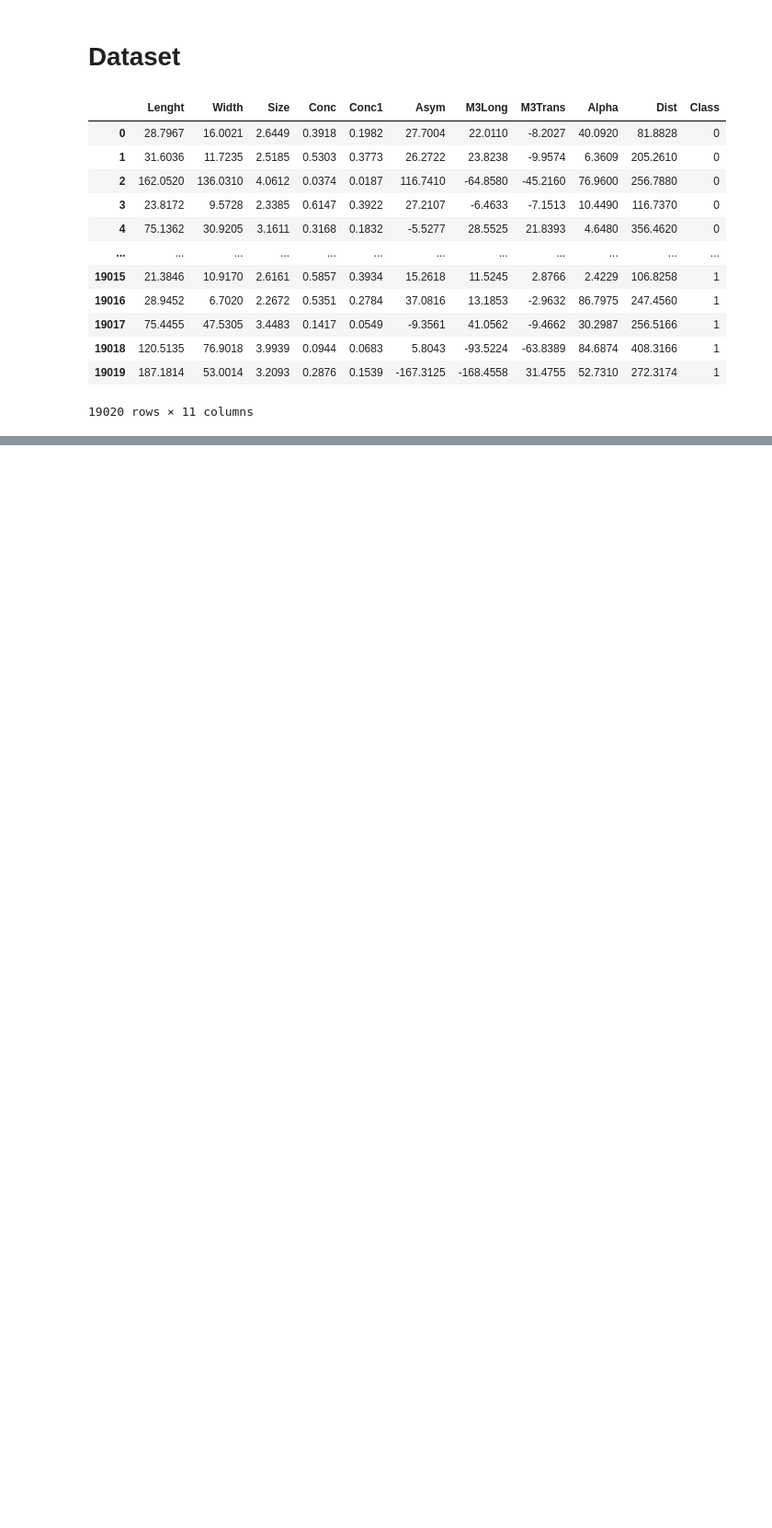
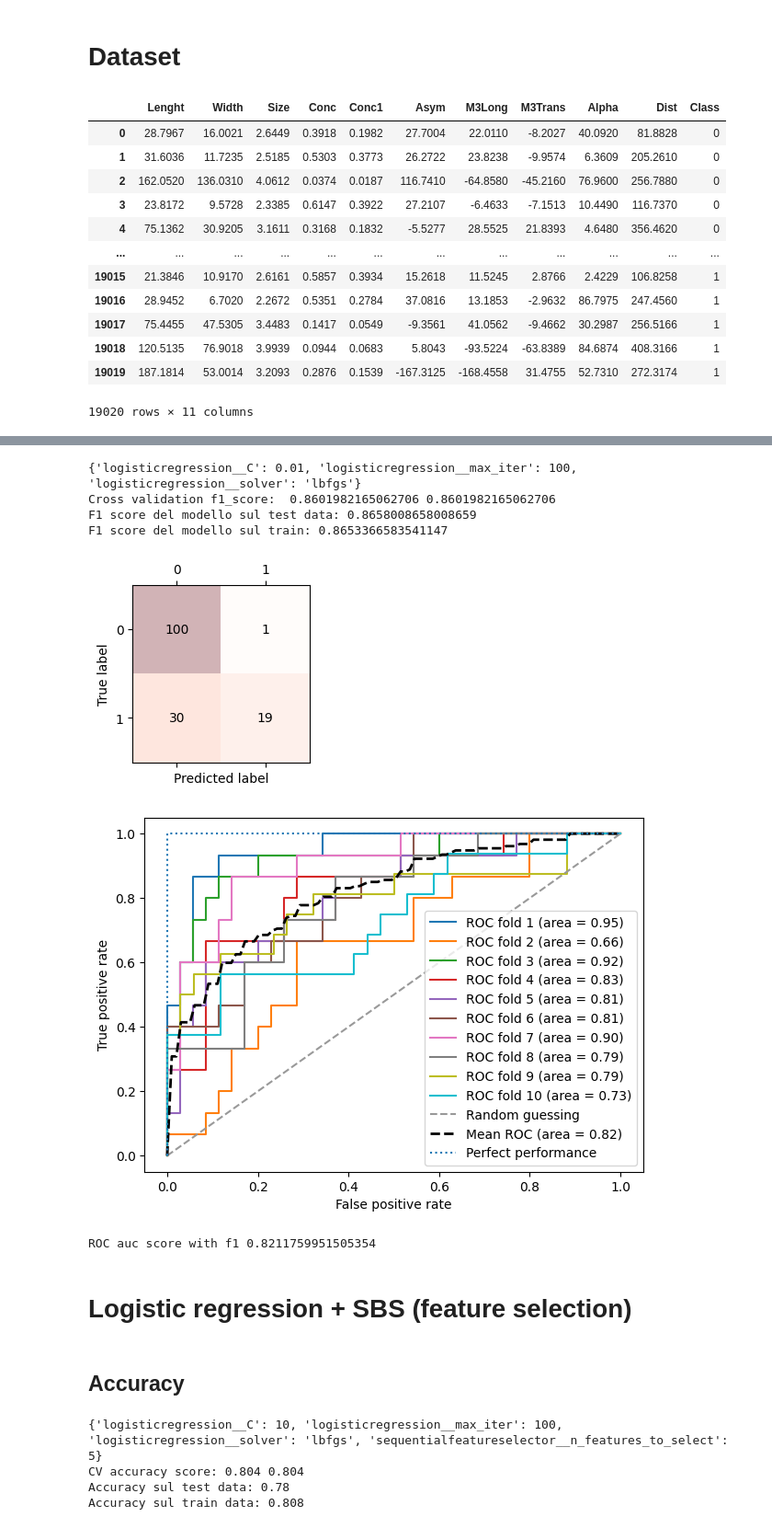
Before and after one commit to Andrewss01/Machine-Learning, a Jupyter notebook: Parte_Andre.ipynb, the cells around one changed output, grey strips where cells are left out. Shown at 92% size. Drawn from its saved outputs; the diff is of its cells as text; code cells hidden in the pictures; blank space fills up the shorter version.

```diff
--- a/Parte_Andre.ipynb
+++ b/Parte_Andre.ipynb
@@ -175,0 +225,35 @@ PCA()
+# %%
+gs_lr_f1 = GridSearchCV(estimator= pipe_lr, param_grid= param_grid_lr, scoring= scorer_f1, refit= True, cv = 10, n_jobs= -1)
+gs_lr_f1.fit(X_train, y_train)
+best_lr_f1 = gs_lr_f1.best_estimator_
+best_lr_f1.fit(X_train, y_train)
+print(gs_lr_f1.best_params_)
+#valuto lo score con la cross validation ossia lo score ottenuto sul validation dataset con quei valori degli iperparametri scelti.
+scores = cross_val_score(estimator= best_lr_f1, X = X_train, y = y_train, cv =10, scoring= scorer_f1)
+print('Cross validation f1_score: ', np.mean(scores), gs_lr_f1.best_score_)
+print('F1 score del modello sul test data:', scorer_f1(best_lr_f1, X= X_test,y_true= y_test))
+print('F1 score del modello sul train:', scorer_f1(best_lr_f1, X= X_train,y_true= y_train))
+# %% [output]
+{'logisticregression__C': 0.01, 'logisticregression__max_iter': 100, 'logisticregression__solver': 'lbfgs'}
+Cross validation f1_score:  0.8601982165062706 0.8601982165062706
+F1 score del modello sul test data: 0.8658008658008659
+F1 score del modello sul train: 0.8653366583541147
+# %%
+confmat = confusion_matrix(y_true = y_test, y_pred = best_lr_f1.predict(X_test))
+fig, ax = plt.subplots(figsize = (2.5,2.5))
+ax.matshow(confmat, cmap = plt.cm.Reds, alpha =0.3)
+for i in range(confmat.shape[0]):
+    for j in range(confmat.shape[1]):
+        ax.text(x= j, y= i, s= confmat[i,j], va = 'center', ha = 'center')
+plt.xlabel('Predicted label')
+plt.ylabel('True label')
+plt.show()
+
+ROC_Curve(X_train, y_train, best_lr_f1)
+print('ROC auc score with f1', roc_auc_score(y_true= y_test, y_score= best_lr_f1.predict_proba(X_test)[:,1]))
+# %% [output]
+[figure, added]
+[figure, added]
+ROC auc score with f1 0.8211759951505354
+# %% [markdown]
+# Logistic regression + SBS (feature selection)
@@ -175,0 +269,18 @@ PCA()
+# %% [markdown]
+## Accuracy
+# %%
+gs_lr_sbs_acc = GridSearchCV(estimator= pipe_lr_sbs, param_grid= param_grid_lr_sbs, cv = 10, refit= True, n_jobs= -1, scoring= 'accuracy')
+gs_lr_sbs_acc.fit(X_train, y_train)
+best_lr_sbs_acc = gs_lr_sbs_acc.best_estimator_
+print(gs_lr_sbs_acc.best_params_)
+scores = cross_val_score(estimator= best_lr_sbs_acc, X = X_train, y = y_train, cv = 10)
+print('CV accuracy score:', np.mean(scores), gs_lr_sbs_acc.best_score_)
+print('Accuracy sul test data:',best_lr_sbs_acc.score(X_test, y_test))
+print('Accuracy sul train data:', best_lr_sbs_acc.score(X_train, y_train))
+
+#lr_sbs = make_pipeline(StandardScaler(), SequentialFeatureSelector(estimator = lr, scoring = 'accuracy', cv = 10, n_components= ), LogisticRegression(penal)
+# %% [output]
+{'logisticregression__C': 10, 'logisticregression__max_iter': 100, 'logisticregression__solver': 'lbfgs', 'sequentialfeatureselector__n_features_to_select': 5}
+CV accuracy score: 0.804 0.804
+Accuracy sul test data: 0.78
+Accuracy sul train data: 0.808
```
Also changed, not shown: parts of 148 cells of this notebook.
